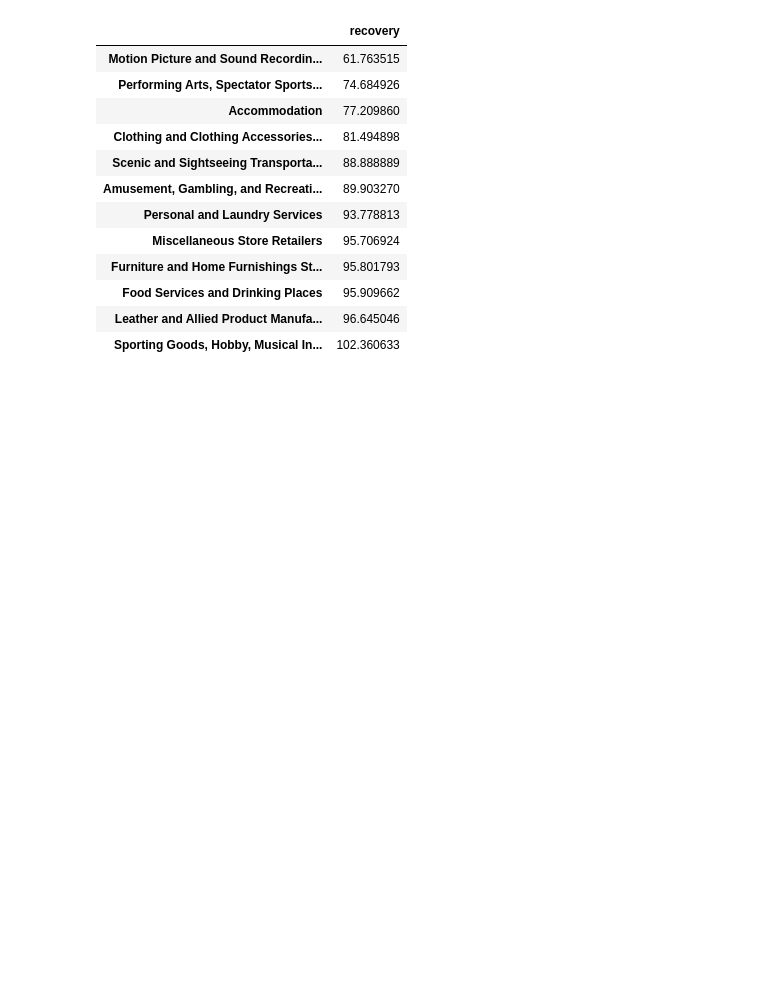
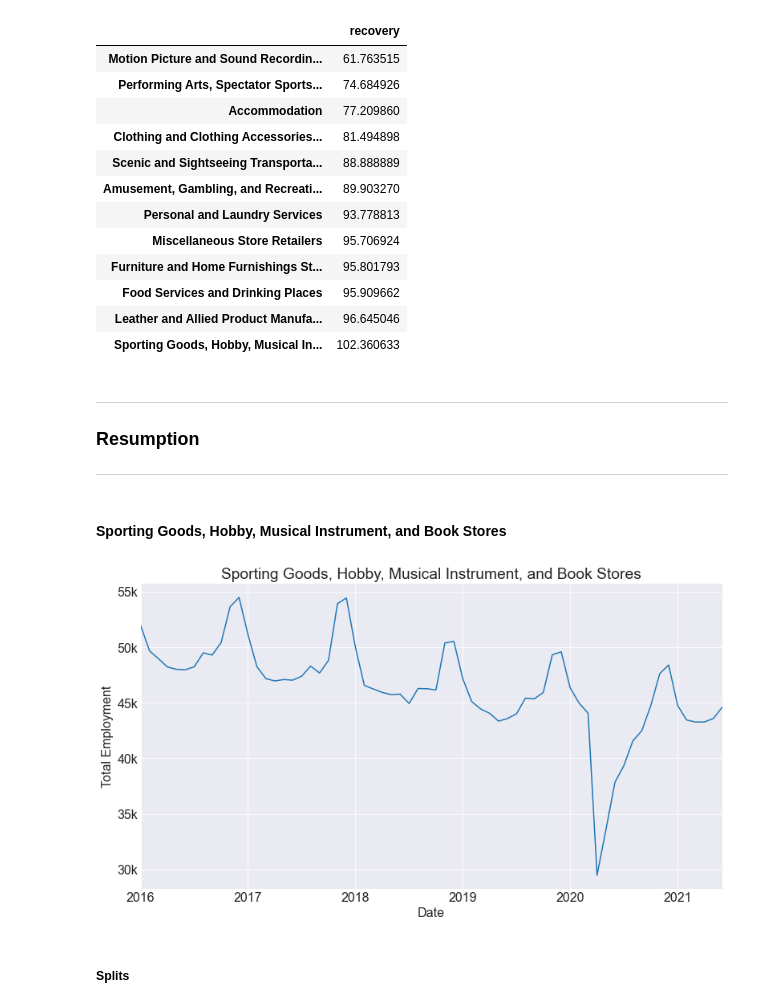
Before and after one commit to capstone-job-market-analysis/job-market-analysis, a Jupyter notebook: adam_scratch_forecasting.ipynb, the cells around one changed output. Saved outputs shown, nothing was run; the diff lists cells and outputs as text; code cells hidden in the pictures; blank space fills up the shorter version.

Commit message:
got first forecast done

```diff
--- a/adam_scratch_forecasting.ipynb
+++ b/adam_scratch_forecasting.ipynb
@@ -204,3 +190,19 @@ create_char_df(forecast_ind_dict).sort_values(by='recovery')
 | Food Services and Drinking Places | 95.909662 |
 | Leather and Allied Product Manufa... | 96.645046 |
 | Sporting Goods, Hobby, Musical In... | 102.360633 |
+# %% [markdown]
+---
+### Resumption
+---
+# %% [markdown]
+####  Sporting Goods, Hobby, Musical Instrument, and Book Stores
+# %%
+# forecast pre-COVID behavior after full recovery for Sporting Goods industry
+s_sporting = forecast_ind_dict['Sporting Goods, Hobby, Musical Instrument, and Book Stores ']
+s_sporting.plot()
+plt.gca().set(ylabel = 'Total Employment', title='Sporting Goods, Hobby, Musical Instrument, and Book Stores')
+plt.gca().yaxis.set_major_formatter(lambda x, pos: '{:.0f}k'.format(x / 1_000));
+# %% [output]
+[figure, added]
+# %% [markdown]
+##### Splits
```
Also changed, not shown: parts of 25 cells of this notebook.
